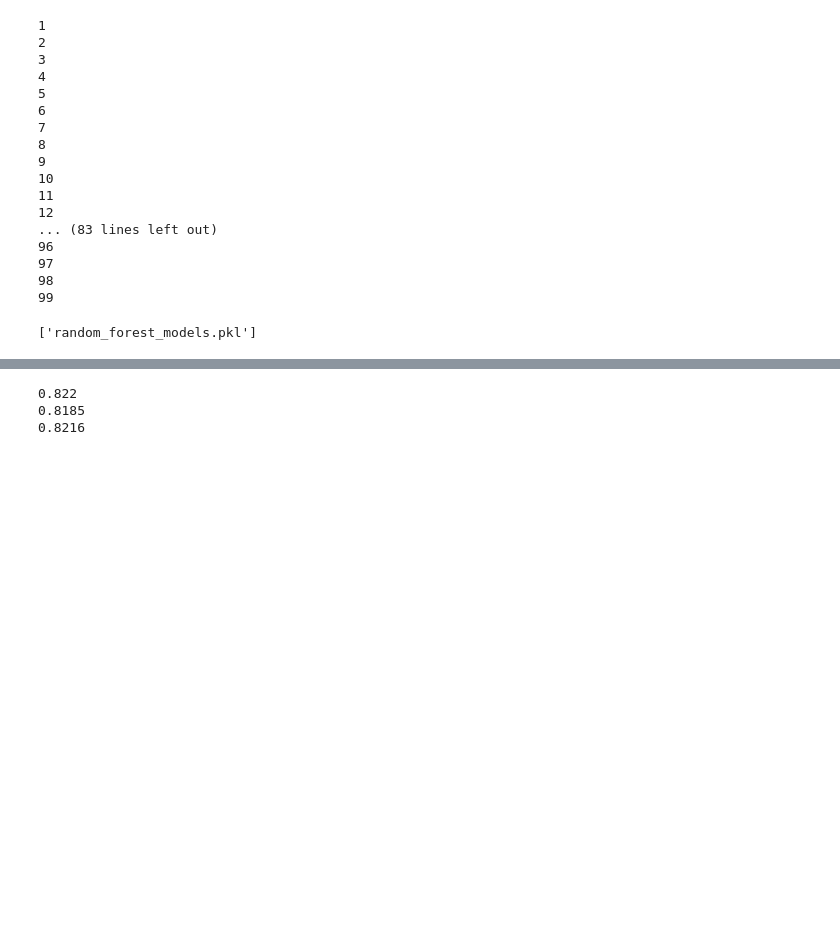
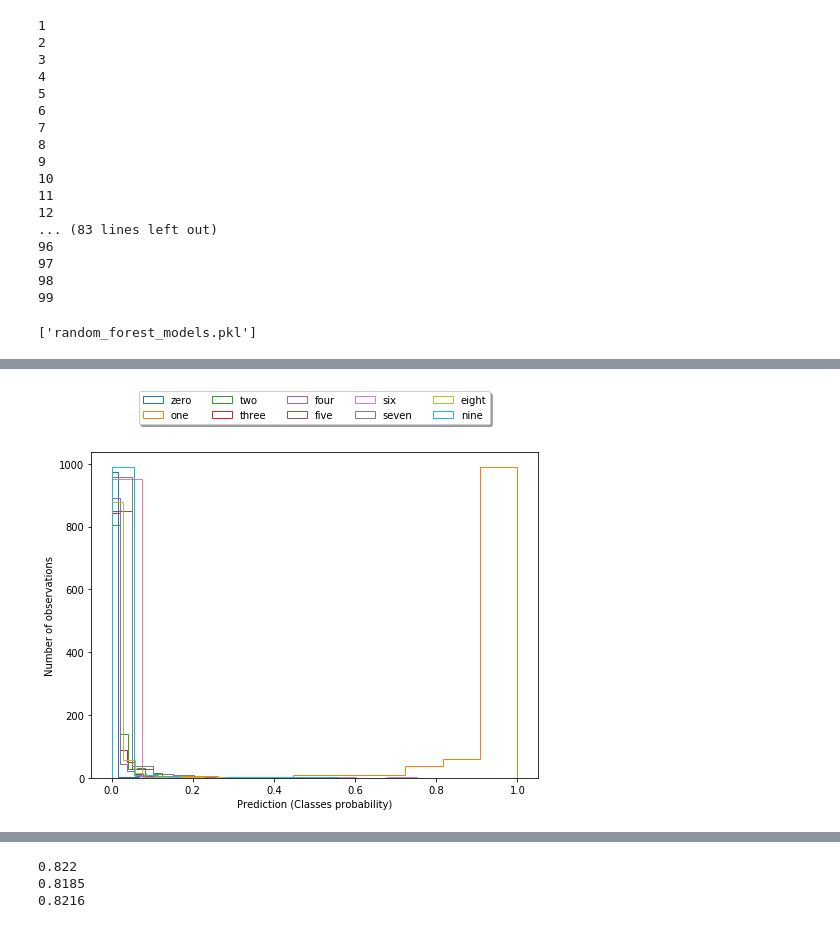
Before and after one commit to Ravikiran-Bhat-Git/learning_and_adaptivity, a Jupyter notebook: assignment08/Untitled.ipynb, the cells around one changed output, grey strips where cells are left out. Cells and saved outputs as stored; diff of their text form; code cells hidden in the pictures; blank space fills up the shorter version.

```diff
--- a/assignment08/Untitled.ipynb
+++ b/assignment08/Untitled.ipynb
@@ -75,0 +161,4 @@ joblib.dump(models, 'random_forest_models.pkl')
+# %%
+plot_uncertainty(models[77],test_images,test_labels)
+# %% [output]
+[figure, added]
```
Also changed, not shown: parts of 22 cells of this notebook, 10 other files.
